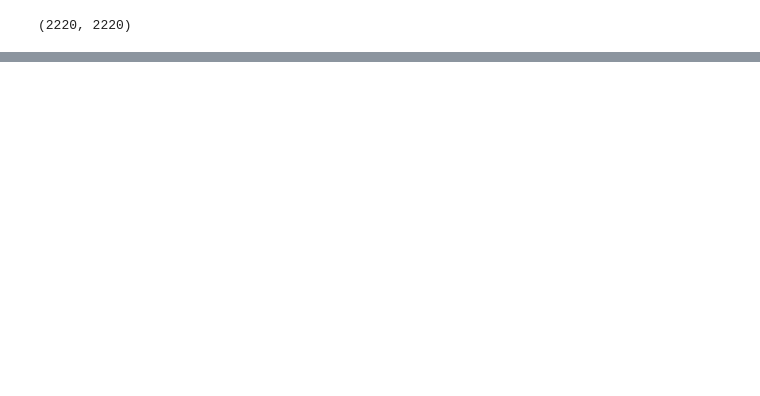
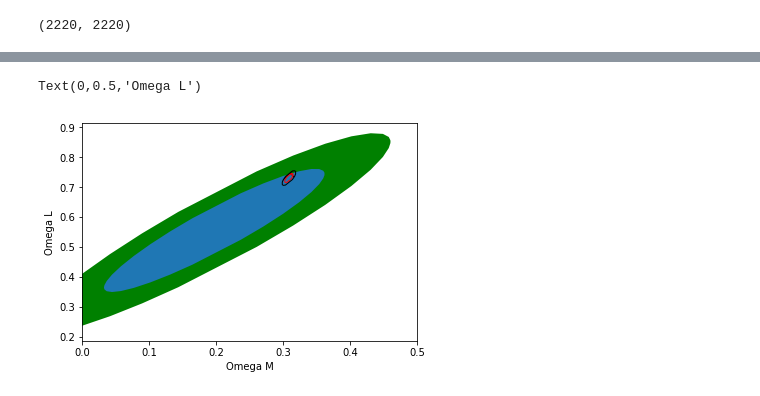
Before and after one commit to FlMondon/forecast_SN_GW, a Jupyter notebook: Notebooks/Fit jla SnIa.ipynb, the cells around one changed output, grey strips where cells are left out. Saved outputs shown, nothing was run; the diff lists cells and outputs as text; code cells hidden in the pictures; blank space fills up the shorter version.

```diff
--- a/Notebooks/Fit jla SnIa.ipynb
+++ b/Notebooks/Fit jla SnIa.ipynb
@@ -143,5 +155,5 @@ print X_combined
 # %%
-cov_combined = np.zeros(((len(X.T)+len(mu_sirens))*3, (len(X.T)+len(mu_sirens))*3))
+cov_combined = np.zeros(((len(X_jla.T)+len(mu_sirens))*3, (len(X_jla.T)+len(mu_sirens))*3))
 # %%
 np.shape(covX)
 # %% [output]
@@ -150,7 +162,7 @@ np.shape(covX)
 for i, err in enumerate(mu_sirens[:,2]):
     cov_combined[i*3,i*3] = err**2
 cov_combined[len(mu_sirens)*3:,len(mu_sirens)*3:] = covX
-sirens = np.zeros(len(X.T)+len(mu_sirens))
+sirens = np.zeros(len(X_jla.T)+len(mu_sirens))
 sirens[len(mu_sirens):] = sirens[len(mu_sirens):]+1
 # %%
 z = np.concatenate((mu_sirens[:,0], d_X['zcmb'].values), axis=None)
@@ -178,0 +215,7 @@ g.dof
+# %%
+g_jla = get_hubblefit(X_jla.T, covX, d_X['zcmb'].values, d_X['zcmb'].values, S[:, 0], S[:, 1])
+g_jla.fit(fix_omgK=False)
+print g_jla.minuit.values#
+print g_jla.minuit.errors
+xl_jla,ylp_jla,ylm_jla = g_jla.compute_contour('omgM','omgK',nsigma=np.sqrt(2.28),nbinX=7)
+xl2_jla,ylp2_jla,ylm2_jla = g_jla.compute_contour('omgM','omgK',nsigma=np.sqrt(6),nbinX=7)
@@ -178,0 +259,10 @@ g.dof
+# %%
+z = np.concatenate((mu_sirens[:,0], d_X['zcmb'].values), axis=None)
+sig_coh = np.concatenate((np.zeros(len(mu_sirens)), S[:, 0]), axis=None)
+sig_lens = np.concatenate((np.zeros(len(mu_sirens)), S[:, 1]), axis=None)
+g_combined = get_hubblefit(X_combined, cov_combined, z, z, sig_coh, sig_lens, sirens=sirens)
+g_combined.fit(fix_omgK=False)
+g_combined.minuit.values
+g_combined.minuit.errors
+xl_combined,ylp_combined,ylm_combined = g_combined.compute_contour('omgM','omgK',nsigma=np.sqrt(2.28),nbinX=7)
+xl2_combined,ylp2_combined,ylm2_combined = g_combined.compute_contour('omgM','omgK',nsigma=np.sqrt(6),nbinX=7)
@@ -178,0 +306,13 @@ g.dof
+# %%
+plt.fill_between(xl2_jla, 1-xl2_jla-ylm2_jla,1-xl2_jla-ylp2_jla, facecolor='green',linewidth=1)
+plt.fill_between(xl_jla, 1-xl_jla-ylm_jla, 1-xl_jla-ylp_jla, linewidth=1)
+plt.fill_between(xl2_combined,1-xl2_combined-ylm2_combined, 1-xl2_combined-ylp2_combined, linewidth=1,
+                 facecolor="none", hatch="X",edgecolor="black")
+plt.fill_between(xl_combined,1-xl_combined-ylm_combined, 1-xl_combined-ylp_combined, linewidth=1,
+                 facecolor='None', hatch="X",edgecolor="r")
+plt.xlim(0.,0.5)
+plt.xlabel('Omega M')
+plt.ylabel('Omega L')
+# %% [output]
+Text(0,0.5,'Omega L')
+[figure, added]
```
Also changed, not shown: parts of 27 cells of this notebook, 1 other file.
